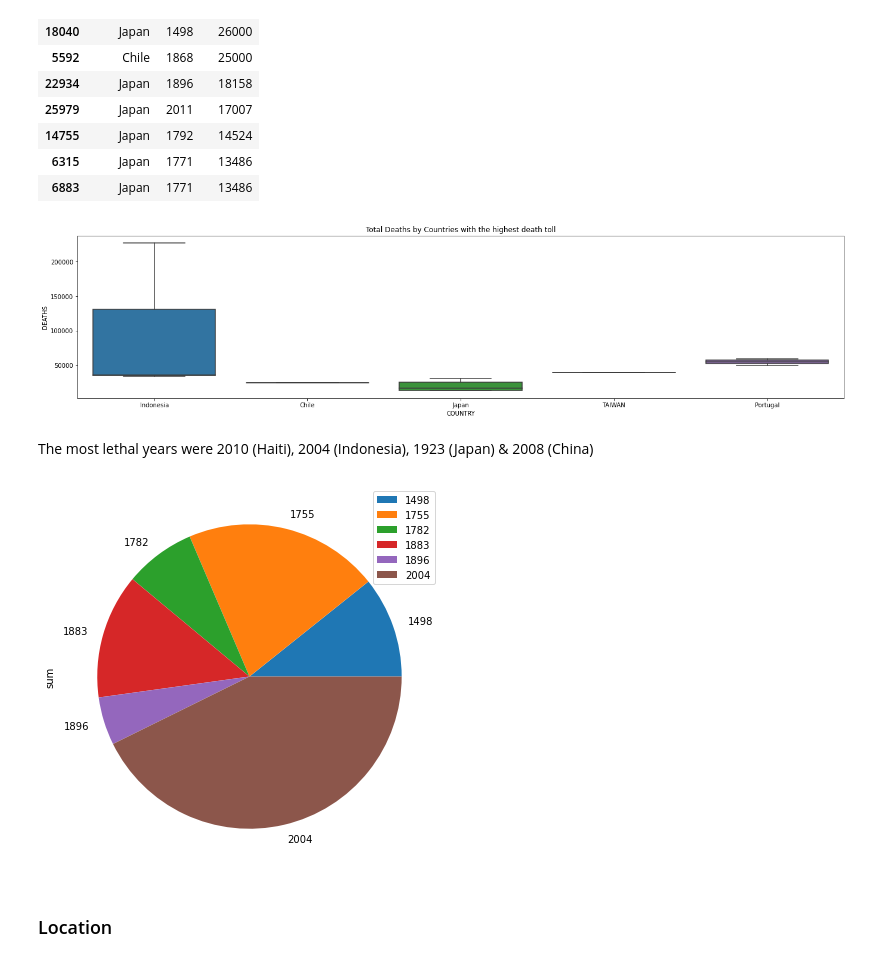
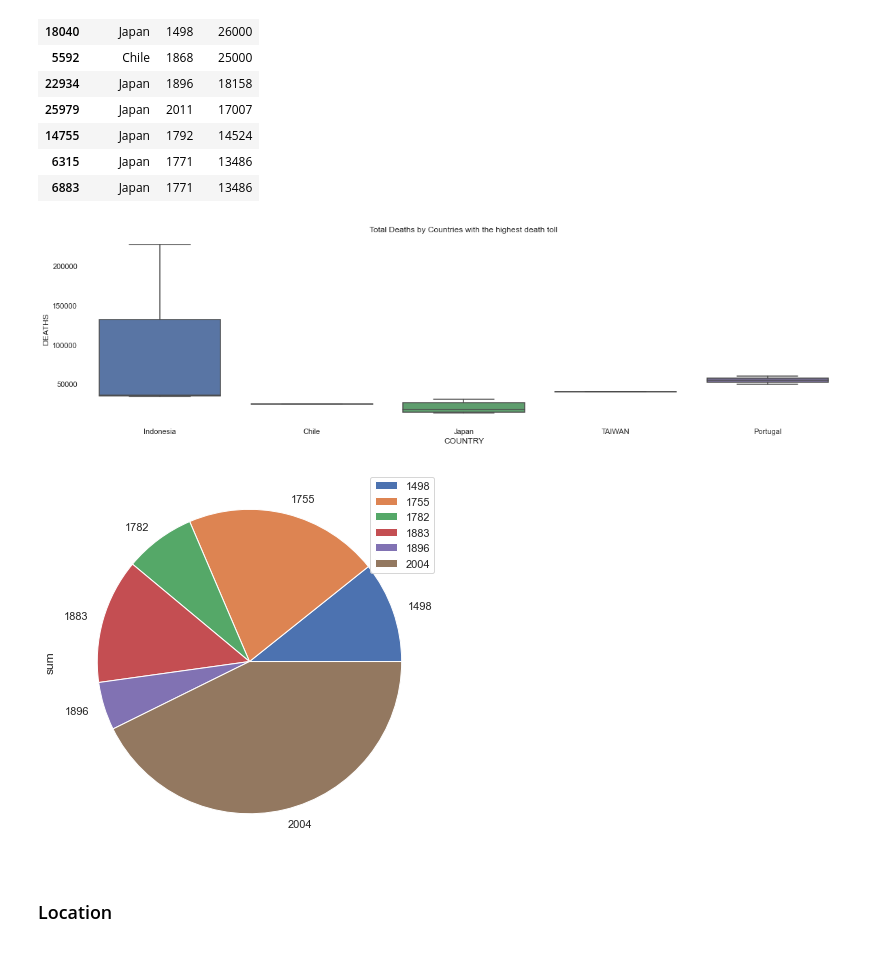
Before and after one commit to ImyPG/Natural-Disaster-Prediction, a Jupyter notebook: ND.ipynb, the cells around one changed output. Saved outputs shown, nothing was run; the diff lists cells and outputs as text; code cells hidden in the pictures.

```diff
--- a/ND.ipynb
+++ b/ND.ipynb
@@ -178,0 +219,5 @@ tsunamisData['COUNTRY'].value_counts(normalize=True)
+# %%
+plt.figure(figsize= (10,5) )
+sns.set(rc={'axes.facecolor':'white', 'figure.facecolor':'white'})
+sns.countplot(data=tsunamisData, y='COUNTRY', order=tsunamisData.COUNTRY.value_counts().iloc[:10].index)
+plt.show();
@@ -204,13 +253,11 @@ temp[['COUNTRY','YEAR','DEATHS']].sort_values(by='DEATHS', ascending=False)
 | 6315 | Japan | 1771 | 13486 |
 | 6883 | Japan | 1771 | 13486 |
 # %%
-plt.figure(figsize=(23, 5))
-sns.boxplot(x = "COUNTRY", y='DEATHS', data = temp)
+plt.figure(figsize=(20, 5))
+sns.boxplot(x= "COUNTRY", y='DEATHS', data = temp)
 plt.title("Total Deaths by Countries with the highest death toll");
 # %% [output]
-[figure, old version]
+[figure, new version]
-# %% [markdown]
-The most lethal years were 2010 (Haiti), 2004 (Indonesia), 1923 (Japan) & 2008 (China)
 # %%
 Deaths_by_Year = (tsunamisData['DEATHS']>25000)
 temp=tsunamisData[Deaths_by_Year]
@@ -218,7 +265,7 @@ temp=tsunamisData[Deaths_by_Year]
 yr=temp.groupby(['YEAR']).agg({'DEATHS':['sum']}).plot(kind='pie', y='DEATHS',figsize=(10, 7))
 yr;
 # %% [output]
-[figure, old version]
+[figure, new version]
 # %% [markdown]
 ### Location
 # %%
```
Also changed, not shown: parts of 17 cells of this notebook, 1 other file.
